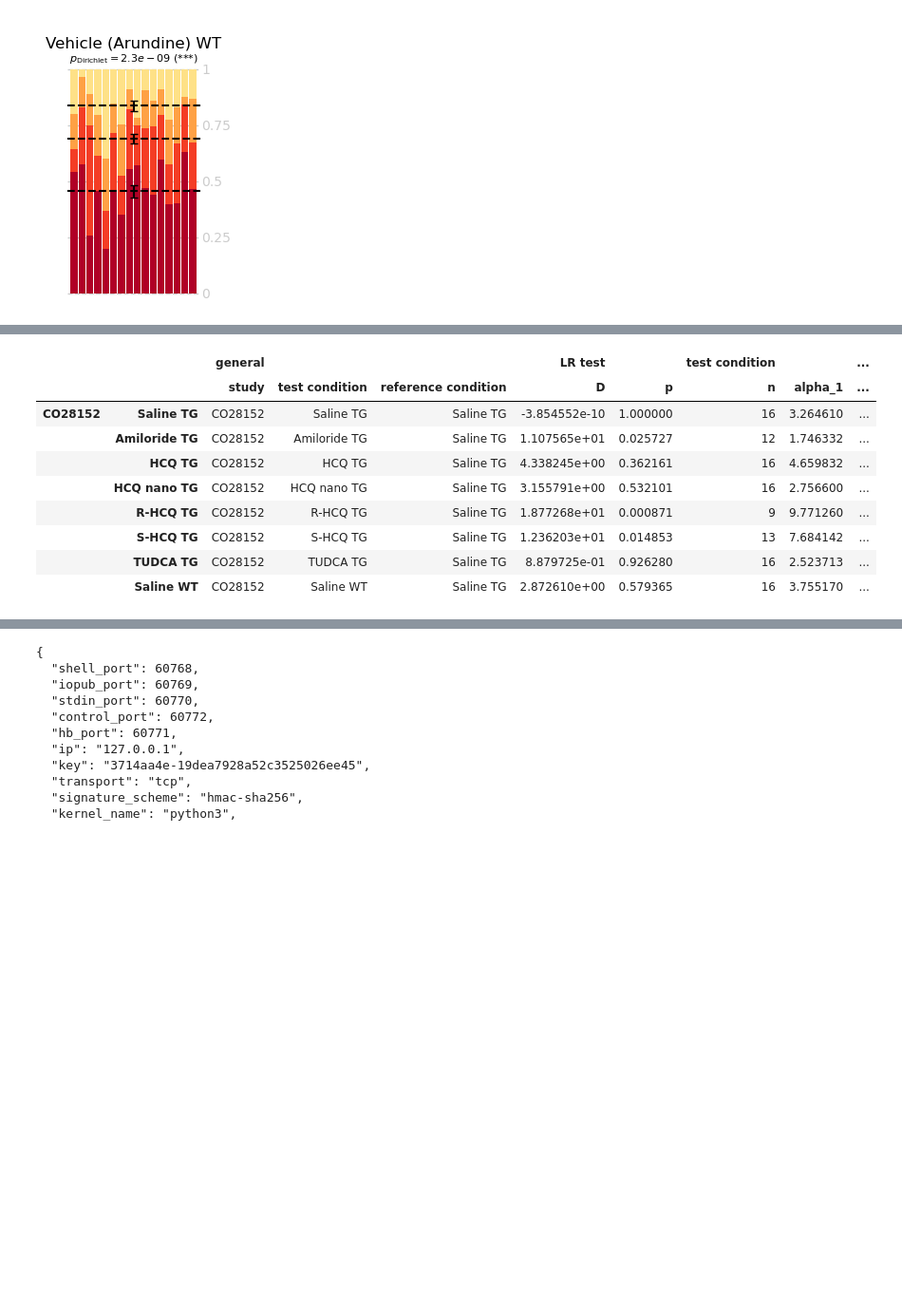
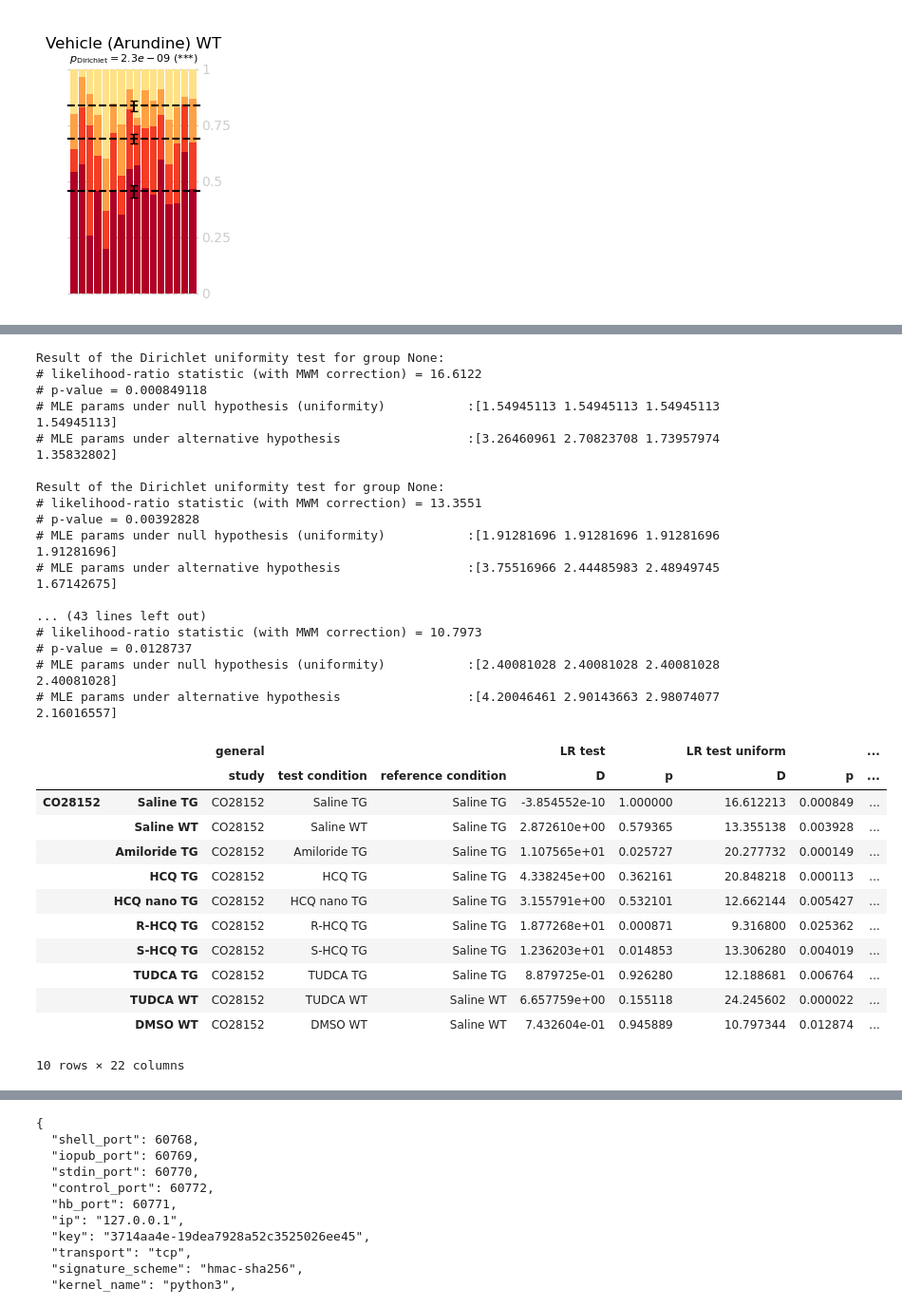
Before and after one commit to attilagk/CTNS-notebook, a Jupyter notebook: 2024-06-26-mwm-test-probe-CO28154/2024-06-26-mwm-test-probe-CO28154.ipynb, the cells around one changed output, grey strips where cells are left out. Shown: that part at 95% size. Cells and saved outputs as stored; diff of their text form; code cells hidden in the pictures; blank space fills up the shorter version.

```diff
--- a/2024-06-26-mwm-test-probe-CO28154/2024-06-26-mwm-test-probe-CO28154.ipynb
+++ b/2024-06-26-mwm-test-probe-CO28154/2024-06-26-mwm-test-probe-CO28154.ipynb
@@ -218,9 +220,11 @@ def test_same_distro_one(test_cond, ref_cond='Saline TG', data=data_CO26990, stu
     data_list = [test_data, ref_data, np.concatenate([test_data, ref_data], axis=0)]
     n_list = [d.shape[0] for d in data_list]
     res = dirichlet.test_same_distribution(test_data, ref_data)
+    res_unif = dirichlet.test_uniform(test_data)
     #D, p, a_mixed, a_test, a_ref = res
     columns = pd.MultiIndex.from_product([[study], [test_cond]])
-    df_general = pd.DataFrame(np.array(res[:2]), index=pd.MultiIndex.from_product([['LR test'], ['D', 'p']]), columns=columns).transpose()
+    df_LR = pd.DataFrame(np.array(res[:2]), index=pd.MultiIndex.from_product([['LR test'], ['D', 'p']]), columns=columns).transpose()
+    df_LR_unif = pd.DataFrame(np.array(res_unif[:2]), index=pd.MultiIndex.from_product([['LR test uniform'], ['D', 'p']]), columns=columns).transpose()
     Z = zip([res[3], res[4], res[2]], [c + ' condition' for c in ['test', 'reference', 'mixed']], n_list)
     def helper(a, c, n):
         ix = pd.MultiIndex.from_product([[c], ['n', 'alpha_1', 'alpha_2', 'alpha_3', 'alpha_4']])
@@ -229,7 +233,7 @@ def test_same_distro_one(test_cond, ref_cond='Saline TG', data=data_CO26990, stu
         val = pd.DataFrame(a, index=ix, columns=columns).transpose().astype({(c, 'n'): 'int64'})
         return(val)
     l = [helper(a, c, n) for a, c, n in Z]
-    l = [df_general] + l
+    l = [df_LR] + [df_LR_unif] + l
     df = pd.concat(l, axis=1)
     return(df)
 
@@ -248,8 +252,8 @@ def test_same_distro(comparisons, data=data_CO26990, study='CO26990'):
 
 comparisons_CO26990 = np.array([
     ['Saline TG', 'Saline TG'],
+    ['Saline WT', 'Saline TG'],
     ['Amiloride TG', 'Saline TG'],
-    ['Saline WT', 'Saline TG'],
 ])
 
 results_CO26990 = test_same_distro(comparisons_CO26990, data=data_CO26990, study='CO26990')
@@ -263,28 +285,51 @@ results_CO26990
 # %%
 comparisons_CO28152 = np.array([
     ['Saline TG', 'Saline TG'],
+    ['Saline WT', 'Saline TG'],
     ['Amiloride TG', 'Saline TG'],
     ['HCQ TG', 'Saline TG'],
     ['HCQ nano TG', 'Saline TG'],
     ['R-HCQ TG', 'Saline TG'],
     ['S-HCQ TG', 'Saline TG'],
     ['TUDCA TG', 'Saline TG'],
-    ['Saline WT', 'Saline TG'],
+    #['Saline WT', 'Saline WT'],
+    ['TUDCA WT', 'Saline WT'],
+    ['DMSO WT', 'Saline WT'],
 ])
 
 results_CO28152 = test_same_distro(comparisons_CO28152, data=data_CO28152, study='CO28152')
 results_CO28152
 # %% [output]
+Result of the Dirichlet uniformity test for group None:
+# likelihood-ratio statistic (with MWM correction) = 16.6122
+# p-value = 0.000849118
+# MLE params under null hypothesis (uniformity)           :[1.54945113 1.54945113 1.54945113 1.54945113]
+# MLE params under alternative hypothesis                 :[3.26460961 2.70823708 1.73957974 1.35832802]
+
+Result of the Dirichlet uniformity test for group None:
+# likelihood-ratio statistic (with MWM correction) = 13.3551
+# p-value = 0.00392828
+# MLE params under null hypothesis (uniformity)           :[1.91281696 1.91281696 1.91281696 1.91281696]
+# MLE params under alternative hypothesis                 :[3.75516966 2.44485983 2.48949745 1.67142675]
+
+... (43 lines left out)
+# likelihood-ratio statistic (with MWM correction) = 10.7973
+# p-value = 0.0128737
+# MLE params under null hypothesis (uniformity)           :[2.40081028 2.40081028 2.40081028 2.40081028]
+# MLE params under alternative hypothesis                 :[4.20046461 2.90143663 2.98074077 2.16016557]
-|  |  | general |  |  | LR test |  | test condition |  | ... |
-|  |  | study | test condition | reference condition | D | p | n | alpha_1 | ... |
-| CO28152 | Saline TG | CO28152 | Saline TG | Saline TG | -3.854552e-10 | 1.000000 | 16 | 3.264610 | ... |
-|  | Amiloride TG | CO28152 | Amiloride TG | Saline TG | 1.107565e+01 | 0.025727 | 12 | 1.746332 | ... |
-|  | HCQ TG | CO28152 | HCQ TG | Saline TG | 4.338245e+00 | 0.362161 | 16 | 4.659832 | ... |
-|  | HCQ nano TG | CO28152 | HCQ nano TG | Saline TG | 3.155791e+00 | 0.532101 | 16 | 2.756600 | ... |
-|  | R-HCQ TG | CO28152 | R-HCQ TG | Saline TG | 1.877268e+01 | 0.000871 | 9 | 9.771260 | ... |
-|  | S-HCQ TG | CO28152 | S-HCQ TG | Saline TG | 1.236203e+01 | 0.014853 | 13 | 7.684142 | ... |
-|  | TUDCA TG | CO28152 | TUDCA TG | Saline TG | 8.879725e-01 | 0.926280 | 16 | 2.523713 | ... |
-|  | Saline WT | CO28152 | Saline WT | Saline TG | 2.872610e+00 | 0.579365 | 16 | 3.755170 | ... |
+|  |  | general |  |  | LR test |  | LR test uniform |  | ... |
+|  |  | study | test condition | reference condition | D | p | D | p | ... |
+| CO28152 | Saline TG | CO28152 | Saline TG | Saline TG | -3.854552e-10 | 1.000000 | 16.612213 | 0.000849 | ... |
+|  | Saline WT | CO28152 | Saline WT | Saline TG | 2.872610e+00 | 0.579365 | 13.355138 | 0.003928 | ... |
+|  | Amiloride TG | CO28152 | Amiloride TG | Saline TG | 1.107565e+01 | 0.025727 | 20.277732 | 0.000149 | ... |
+|  | HCQ TG | CO28152 | HCQ TG | Saline TG | 4.338245e+00 | 0.362161 | 20.848218 | 0.000113 | ... |
+|  | HCQ nano TG | CO28152 | HCQ nano TG | Saline TG | 3.155791e+00 | 0.532101 | 12.662144 | 0.005427 | ... |
+|  | R-HCQ TG | CO28152 | R-HCQ TG | Saline TG | 1.877268e+01 | 0.000871 | 9.316800 | 0.025362 | ... |
+|  | S-HCQ TG | CO28152 | S-HCQ TG | Saline TG | 1.236203e+01 | 0.014853 | 13.306280 | 0.004019 | ... |
+|  | TUDCA TG | CO28152 | TUDCA TG | Saline TG | 8.879725e-01 | 0.926280 | 12.188681 | 0.006764 | ... |
+|  | TUDCA WT | CO28152 | TUDCA WT | Saline WT | 6.657759e+00 | 0.155118 | 24.245602 | 0.000022 | ... |
+|  | DMSO WT | CO28152 | DMSO WT | Saline WT | 7.432604e-01 | 0.945889 | 10.797344 | 0.012874 | ... |
+10 rows × 22 columns
 # %%
 comparisons_CO28154 = np.array([
     ['Saline TG', 'Saline TG'],
```
Also changed, not shown: parts of 8 cells of this notebook, 2 other files.
